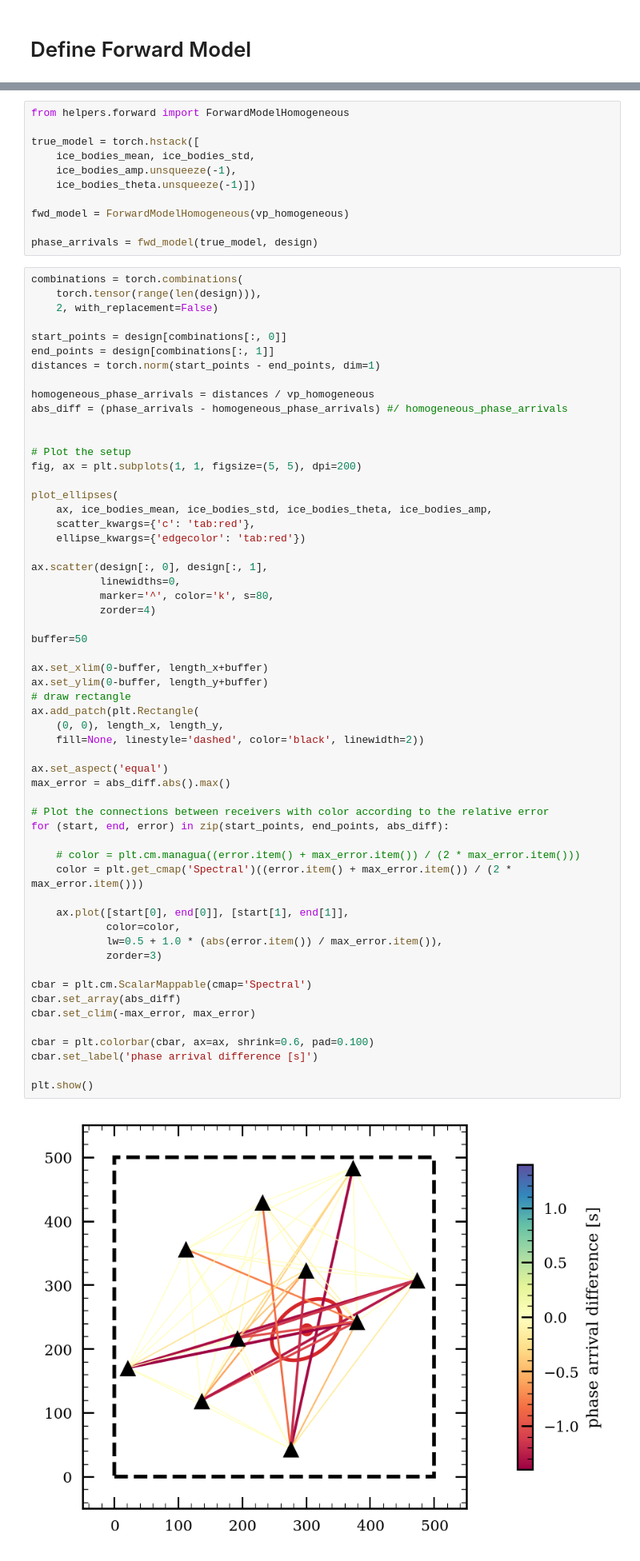
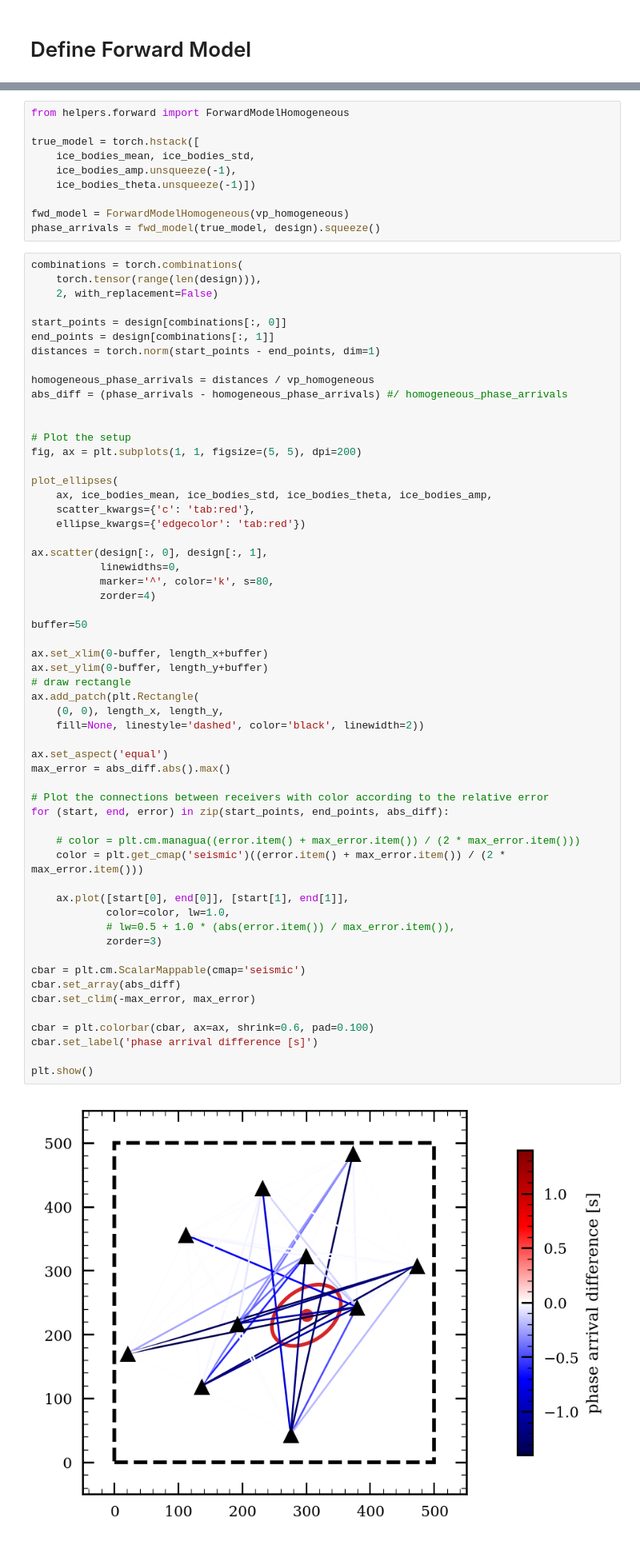
Before and after one commit to dominik-strutz/moon_oed, a Jupyter notebook: 00_c_inverse_problem.ipynb, the cells around one changed output, grey strips where cells are left out. Shown at 80% size. Cells and saved outputs as stored; diff of their text form.

```diff
--- a/00_c_inverse_problem.ipynb
+++ b/00_c_inverse_problem.ipynb
@@ -148,8 +151,7 @@ true_model = torch.hstack([
     ice_bodies_theta.unsqueeze(-1)])
 
 fwd_model = ForwardModelHomogeneous(vp_homogeneous)
-
-phase_arrivals = fwd_model(true_model, design)
+phase_arrivals = fwd_model(true_model, design).squeeze()
 # %%
 combinations = torch.combinations(
     torch.tensor(range(len(design))),
@@ -177,38 +179,38 @@ ax.scatter(design[:, 0], design[:, 1],
            zorder=4)
 
 buffer=50
 
 ax.set_xlim(0-buffer, length_x+buffer)
 ax.set_ylim(0-buffer, length_y+buffer)
 # draw rectangle
 ax.add_patch(plt.Rectangle(
     (0, 0), length_x, length_y,
     fill=None, linestyle='dashed', color='black', linewidth=2))
 
 ax.set_aspect('equal')
 max_error = abs_diff.abs().max()
 
 # Plot the connections between receivers with color according to the relative error
 for (start, end, error) in zip(start_points, end_points, abs_diff):
 
     # color = plt.cm.managua((error.item() + max_error.item()) / (2 * max_error.item()))
-    color = plt.get_cmap('Spectral')((error.item() + max_error.item()) / (2 * max_error.item()))
+    color = plt.get_cmap('seismic')((error.item() + max_error.item()) / (2 * max_error.item()))
 
     ax.plot([start[0], end[0]], [start[1], end[1]],
-            color=color,
-            lw=0.5 + 1.0 * (abs(error.item()) / max_error.item()),
+            color=color, lw=1.0,
+            # lw=0.5 + 1.0 * (abs(error.item()) / max_error.item()),
             zorder=3)
 
-cbar = plt.cm.ScalarMappable(cmap='Spectral')
+cbar = plt.cm.ScalarMappable(cmap='seismic')
 cbar.set_array(abs_diff)
 cbar.set_clim(-max_error, max_error)
 
 cbar = plt.colorbar(cbar, ax=ax, shrink=0.6, pad=0.100)
 cbar.set_label('phase arrival difference [s]')
 
 plt.show()
 # %% [output]
-[figure, old version]
+[figure, new version]
 # %% [markdown]
 # Data Likelihood
 # %%
```
Also changed, not shown: parts of 7 cells of this notebook, 1 other file.
